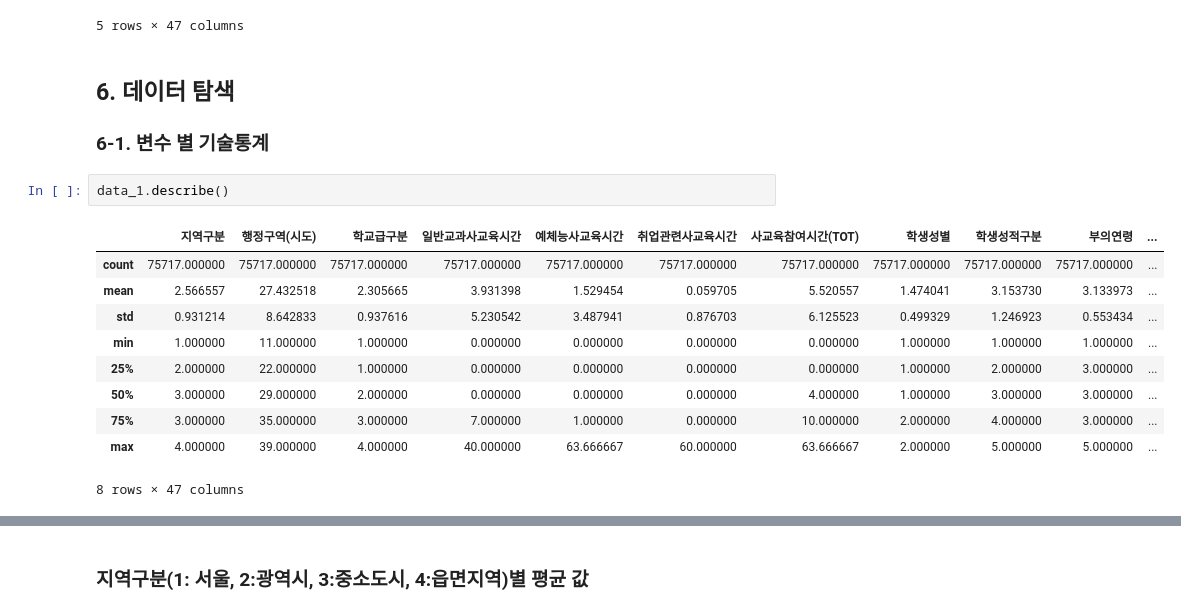
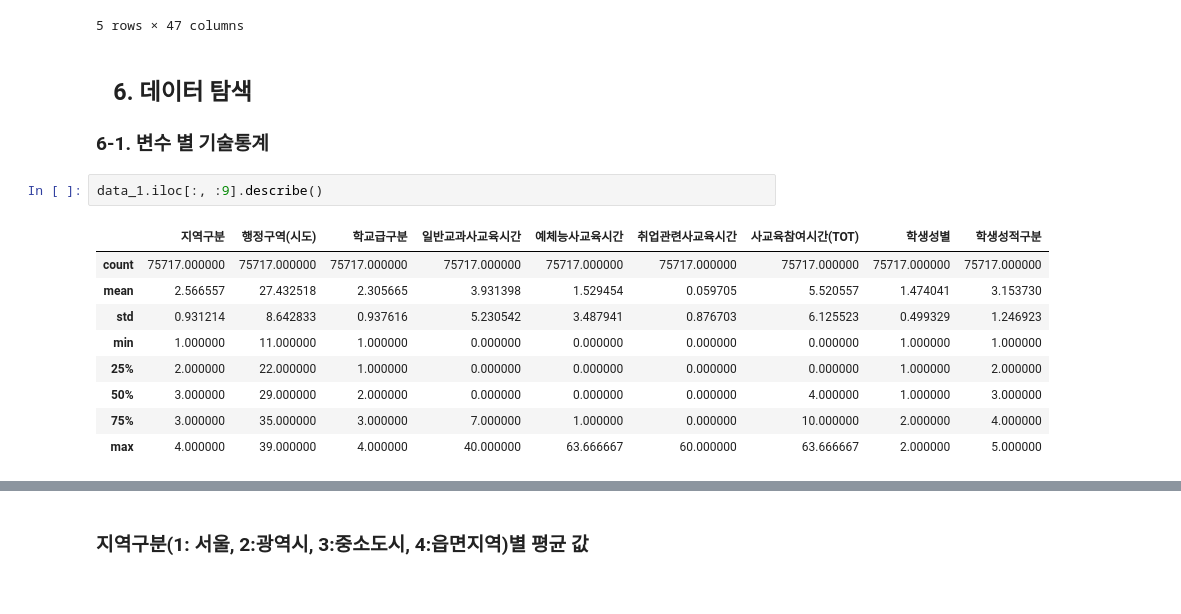
Before and after one commit to JeehunPark/DS, a Jupyter notebook: Python/edu/private_education.ipynb, the cells around one changed output, grey strips where cells are left out. Cells and saved outputs as stored; diff of their text form.

```diff
--- a/Python/edu/private_education.ipynb
+++ b/Python/edu/private_education.ipynb
@@ -126,18 +127,17 @@ data_1.head()
 | 4 | 1 | 11 | 1 | 0.0 | 0.0 | 0.0 | 0.0 | 1 | 1 | 3 | ... |
 5 rows × 47 columns
 # %% [markdown]
-## 6. 데이터 탐색
+## &nbsp;&nbsp;&nbsp;6. 데이터 탐색
 ### 6-1. 변수 별 기술통계
 # %%
-data_1.describe()
+data_1.iloc[:, :9].describe()
 # %% [output]
-|  | 지역구분 | 행정구역(시도) | 학교급구분 | 일반교과사교육시간 | 예체능사교육시간 | 취업관련사교육시간 | 사교육참여시간(TOT) | 학생성별 | 학생성적구분 | 부의연령 | ... |
-| count | 75717.000000 | 75717.000000 | 75717.000000 | 75717.000000 | 75717.000000 | 75717.000000 | 75717.000000 | 75717.000000 | 75717.000000 | 75717.000000 | ... |
-| mean | 2.566557 | 27.432518 | 2.305665 | 3.931398 | 1.529454 | 0.059705 | 5.520557 | 1.474041 | 3.153730 | 3.133973 | ... |
-| std | 0.931214 | 8.642833 | 0.937616 | 5.230542 | 3.487941 | 0.876703 | 6.125523 | 0.499329 | 1.246923 | 0.553434 | ... |
-| min | 1.000000 | 11.000000 | 1.000000 | 0.000000 | 0.000000 | 0.000000 | 0.000000 | 1.000000 | 1.000000 | 1.000000 | ... |
-| 25% | 2.000000 | 22.000000 | 1.000000 | 0.000000 | 0.000000 | 0.000000 | 0.000000 | 1.000000 | 2.000000 | 3.000000 | ... |
-| 50% | 3.000000 | 29.000000 | 2.000000 | 0.000000 | 0.000000 | 0.000000 | 4.000000 | 1.000000 | 3.000000 | 3.000000 | ... |
-| 75% | 3.000000 | 35.000000 | 3.000000 | 7.000000 | 1.000000 | 0.000000 | 10.000000 | 2.000000 | 4.000000 | 3.000000 | ... |
-| max | 4.000000 | 39.000000 | 4.000000 | 40.000000 | 63.666667 | 60.000000 | 63.666667 | 2.000000 | 5.000000 | 5.000000 | ... |
+|  | 지역구분 | 행정구역(시도) | 학교급구분 | 일반교과사교육시간 | 예체능사교육시간 | 취업관련사교육시간 | 사교육참여시간(TOT) | 학생성별 | 학생성적구분 |
+| count | 75717.000000 | 75717.000000 | 75717.000000 | 75717.000000 | 75717.000000 | 75717.000000 | 75717.000000 | 75717.000000 | 75717.000000 |
+| mean | 2.566557 | 27.432518 | 2.305665 | 3.931398 | 1.529454 | 0.059705 | 5.520557 | 1.474041 | 3.153730 |
+| std | 0.931214 | 8.642833 | 0.937616 | 5.230542 | 3.487941 | 0.876703 | 6.125523 | 0.499329 | 1.246923 |
+| min | 1.000000 | 11.000000 | 1.000000 | 0.000000 | 0.000000 | 0.000000 | 0.000000 | 1.000000 | 1.000000 |
+| 25% | 2.000000 | 22.000000 | 1.000000 | 0.000000 | 0.000000 | 0.000000 | 0.000000 | 1.000000 | 2.000000 |
+| 50% | 3.000000 | 29.000000 | 2.000000 | 0.000000 | 0.000000 | 0.000000 | 4.000000 | 1.000000 | 3.000000 |
+| 75% | 3.000000 | 35.000000 | 3.000000 | 7.000000 | 1.000000 | 0.000000 | 10.000000 | 2.000000 | 4.000000 |
+| max | 4.000000 | 39.000000 | 4.000000 | 40.000000 | 63.666667 | 60.000000 | 63.666667 | 2.000000 | 5.000000 |
-8 rows × 47 columns
```
Also changed, not shown: parts of 21 cells of this notebook.
